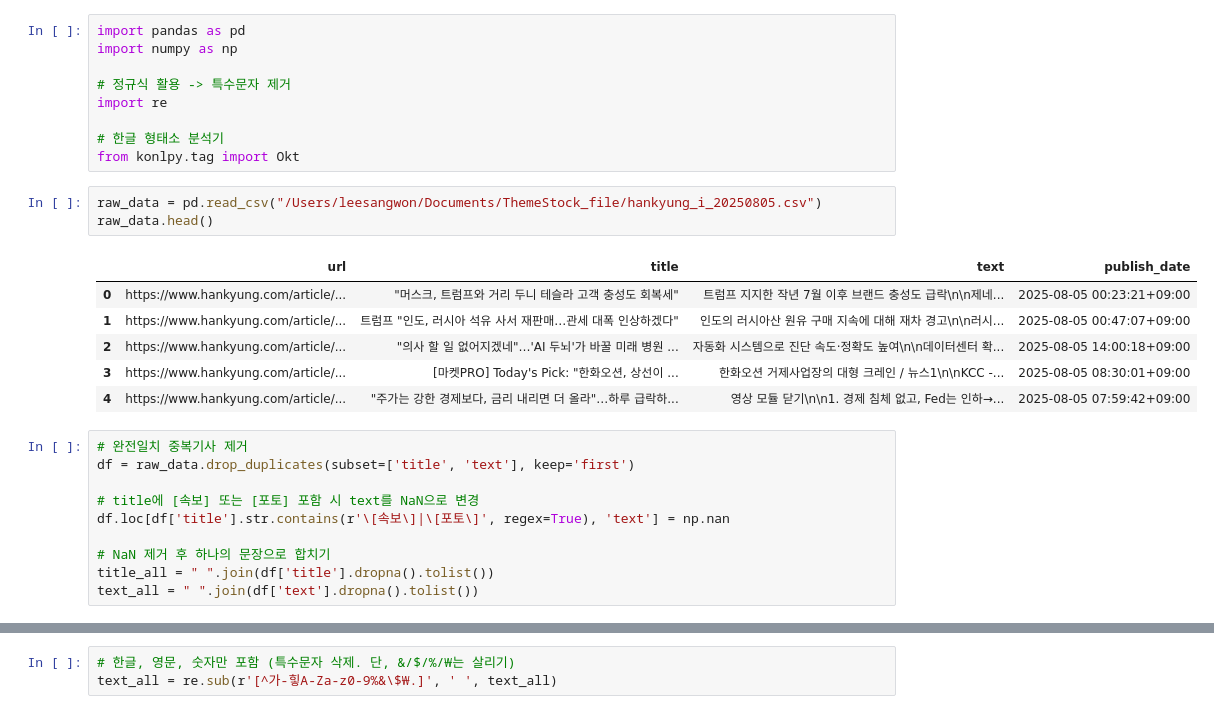
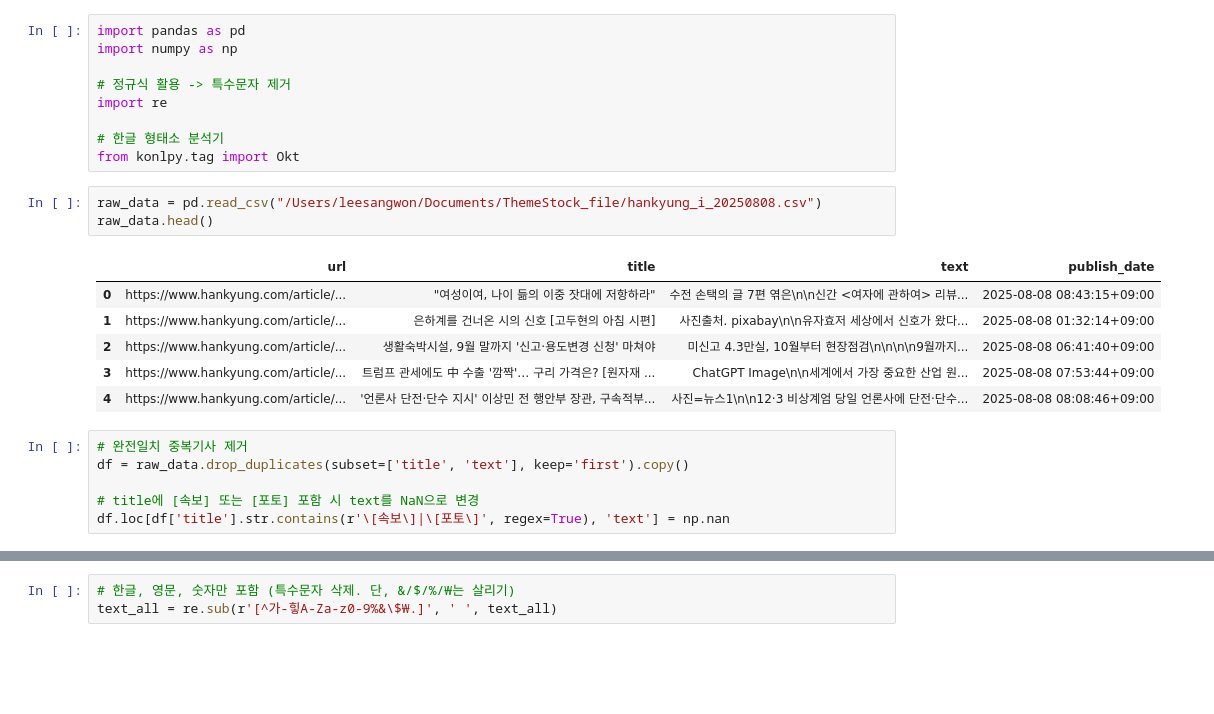
Before and after one commit to TrulySangwonDays/Side_project, a Jupyter notebook: ThemeStock_advanced/preprocessing_.ipynb, the cells around one changed output, grey strips where cells are left out. Cells and saved outputs as stored; diff of their text form; blank space fills up the shorter version.

```diff
--- a/ThemeStock_advanced/preprocessing_.ipynb
+++ b/ThemeStock_advanced/preprocessing_.ipynb
@@ -8,22 +8,18 @@ import re
 # 한글 형태소 분석기
 from konlpy.tag import Okt
 # %%
-raw_data = pd.read_csv("/Users/leesangwon/Documents/ThemeStock_file/hankyung_i_20250805.csv")
+raw_data = pd.read_csv("/Users/leesangwon/Documents/ThemeStock_file/hankyung_i_20250808.csv")
 raw_data.head()
 # %% [output]
 |  | url | title | text | publish_date |
-| 0 | https://www.hankyung.com/article/... | "머스크, 트럼프와 거리 두니 테슬라 고객 충성도 회복세" | 트럼프 지지한 작년 7월 이후 브랜드 충성도 급락\n\n제네... | 2025-08-05 00:23:21+09:00 |
-| 1 | https://www.hankyung.com/article/... | 트럼프 "인도, 러시아 석유 사서 재판매…관세 대폭 인상하겠다" | 인도의 러시아산 원유 구매 지속에 대해 재차 경고\n\n러시... | 2025-08-05 00:47:07+09:00 |
-| 2 | https://www.hankyung.com/article/... | "의사 할 일 없어지겠네"…'AI 두뇌'가 바꿀 미래 병원 ... | 자동화 시스템으로 진단 속도·정확도 높여\n\n데이터센터 확... | 2025-08-05 14:00:18+09:00 |
-| 3 | https://www.hankyung.com/article/... | [마켓PRO] Today's Pick: "한화오션, 상선이 ... | 한화오션 거제사업장의 대형 크레인 / 뉴스1\n\nKCC -... | 2025-08-05 08:30:01+09:00 |
-| 4 | https://www.hankyung.com/article/... | "주가는 강한 경제보다, 금리 내리면 더 올라"…하루 급락하... | 영상 모듈 닫기\n\n1. 경제 침체 없고, Fed는 인하→... | 2025-08-05 07:59:42+09:00 |
+| 0 | https://www.hankyung.com/article/... | "여성이여, 나이 듦의 이중 잣대에 저항하라" | 수전 손택의 글 7편 엮은\n\n신간 <여자에 관하여> 리뷰... | 2025-08-08 08:43:15+09:00 |
+| 1 | https://www.hankyung.com/article/... | 은하계를 건너온 시의 신호 [고두현의 아침 시편] | 사진출처. pixabay\n\n유자효저 세상에서 신호가 왔다... | 2025-08-08 01:32:14+09:00 |
+| 2 | https://www.hankyung.com/article/... | 생활숙박시설, 9월 말까지 '신고·용도변경 신청' 마쳐야 | 미신고 4.3만실, 10월부터 현장점검\n\n\n\n9월까지... | 2025-08-08 06:41:40+09:00 |
+| 3 | https://www.hankyung.com/article/... | 트럼프 관세에도 中 수출 '깜짝'… 구리 가격은? [원자재 ... | ChatGPT Image\n\n세계에서 가장 중요한 산업 원... | 2025-08-08 07:53:44+09:00 |
+| 4 | https://www.hankyung.com/article/... | '언론사 단전·단수 지시' 이상민 전 행안부 장관, 구속적부... | 사진=뉴스1\n\n12·3 비상계엄 당일 언론사에 단전·단수... | 2025-08-08 08:08:46+09:00 |
 # %%
 # 완전일치 중복기사 제거
-df = raw_data.drop_duplicates(subset=['title', 'text'], keep='first')
+df = raw_data.drop_duplicates(subset=['title', 'text'], keep='first').copy()
 
 # title에 [속보] 또는 [포토] 포함 시 text를 NaN으로 변경
 df.loc[df['title'].str.contains(r'\[속보\]|\[포토\]', regex=True), 'text'] = np.nan
-
-# NaN 제거 후 하나의 문장으로 합치기
-title_all = " ".join(df['title'].dropna().tolist())
-text_all = " ".join(df['text'].dropna().tolist())
```
Also changed, not shown: parts of 9 cells of this notebook, 1 other file.
